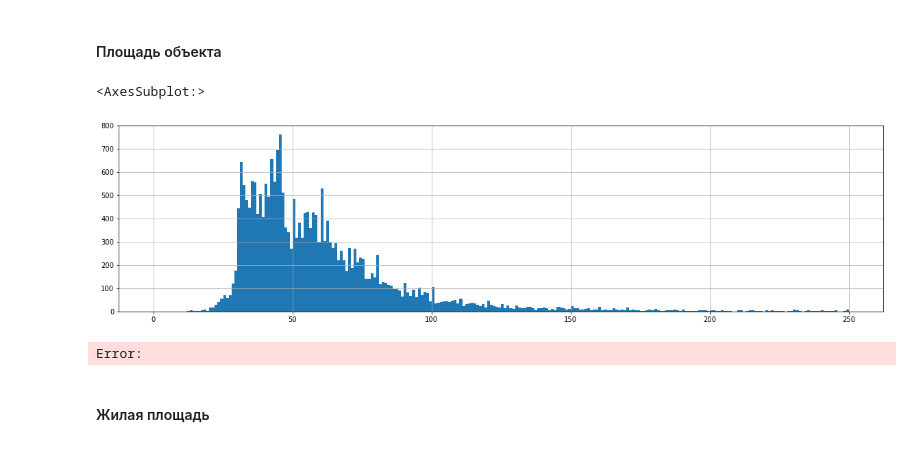
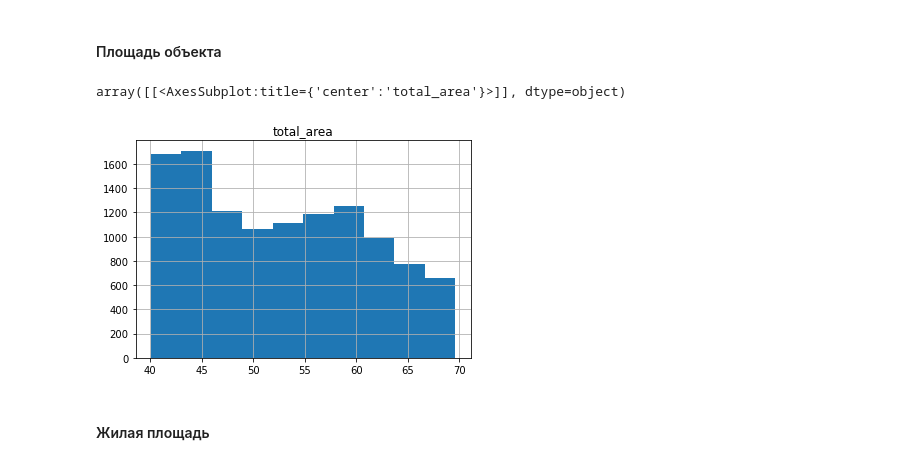
Before and after one commit to VSXV/Data-Science-Projects, a Jupyter notebook: 90289507-c16d-4627-b0ad-914b36f98d8a.ipynb, the cells around one changed output. Cells and saved outputs as stored; diff of their text form; code cells hidden in the pictures.

```diff
--- a/90289507-c16d-4627-b0ad-914b36f98d8a.ipynb
+++ b/90289507-c16d-4627-b0ad-914b36f98d8a.ipynb
@@ -300,12 +286,11 @@ Error:
 ### Проведите исследовательский анализ данных
 # %% [markdown]
 #### Площадь объекта
-# %%
-data['total_area'].hist(bins=250, figsize=(20, 5), range=(0, 250))
-# %% [output]
-<AxesSubplot:>
-[figure, removed]
-Error:
+# %%
+data.query('total_area.quantile(0.25) < total_area < total_area.quantile(0.75)').hist('total_area')
+# %% [output]
+array([[<AxesSubplot:title={'center':'total_area'}>]], dtype=object)
+[figure, added]
 # %% [markdown]
 #### Жилая площадь
 # %%
```
Also changed, not shown: parts of 42 cells of this notebook.
